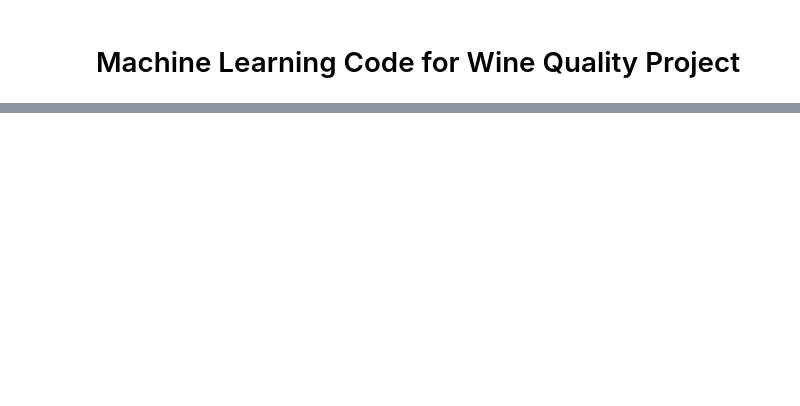
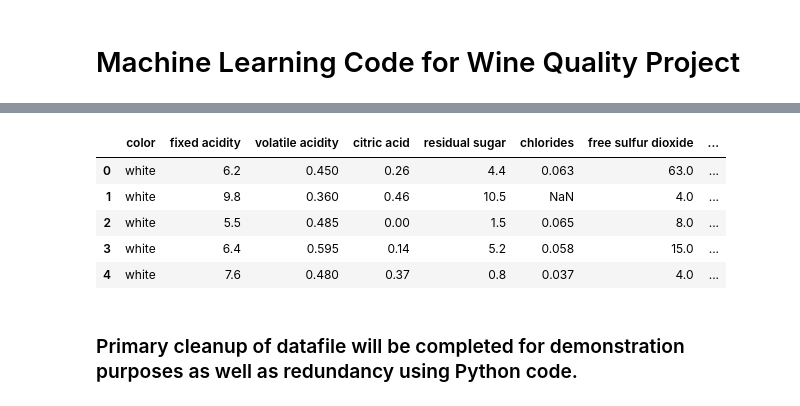
Before and after one commit to dcvath/Final_Project, a Jupyter notebook: Machine Learning Code.ipynb, the cells around one changed output, grey strips where cells are left out. Cells and saved outputs as stored; diff of their text form; code cells hidden in the pictures; blank space fills up the shorter version.

```diff
--- a/Machine Learning Code.ipynb
+++ b/Machine Learning Code.ipynb
@@ -168,0 +23,16 @@ final_set.to_csv('wine_outcome.csv', index=False)
+# %%
+#read in training data for model creation from local csv file
+file = 'winequality_training_data2.csv'
+wine_df = pd.read_csv(file)
+
+#test to make sure dataframe was set up correctly
+wine_df.head()
+# %% [output]
+|  | color | fixed acidity | volatile acidity | citric acid | residual sugar | chlorides | free sulfur dioxide | ... |
+| 0 | white | 6.2 | 0.450 | 0.26 | 4.4 | 0.063 | 63.0 | ... |
+| 1 | white | 9.8 | 0.360 | 0.46 | 10.5 | NaN | 4.0 | ... |
+| 2 | white | 5.5 | 0.485 | 0.00 | 1.5 | 0.065 | 8.0 | ... |
+| 3 | white | 6.4 | 0.595 | 0.14 | 5.2 | 0.058 | 15.0 | ... |
+| 4 | white | 7.6 | 0.480 | 0.37 | 0.8 | 0.037 | 4.0 | ... |
+# %% [markdown]
+### Primary cleanup of datafile will be completed for demonstration purposes as well as redundancy using Python code.
```
Also changed, not shown: parts of 45 cells of this notebook.
